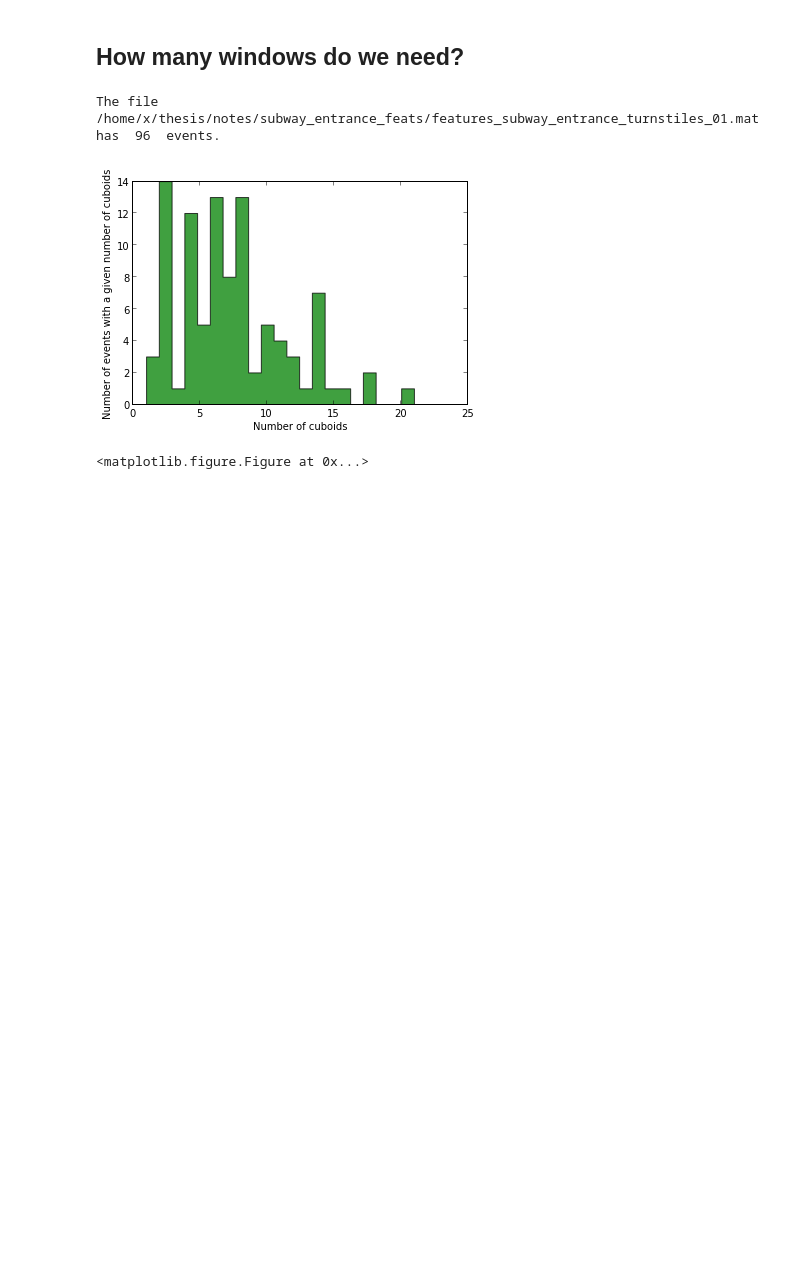
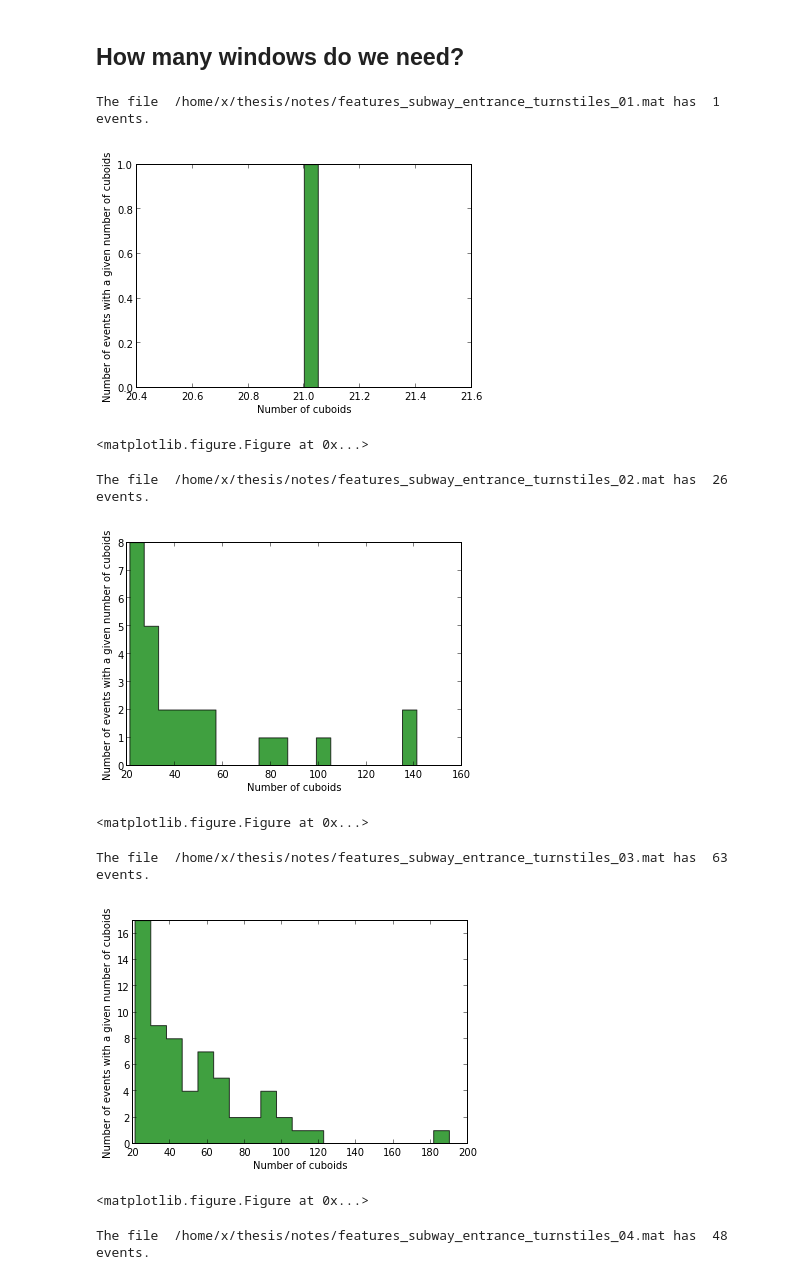
Before and after one commit to ingenieroariel/thesis, a Jupyter notebook: notes/015-Lasso_Adjacency_Subway.ipynb, the cells around one changed output. Drawn from its saved outputs; the diff is of its cells as text; code cells hidden in the pictures; blank space fills up the shorter version.

```diff
--- a/notes/015-Lasso_Adjacency_Subway.ipynb
+++ b/notes/015-Lasso_Adjacency_Subway.ipynb
@@ -167,10 +198,17 @@ def generate_events(video_folder, overlap = (0, 0, 0), min_cuboids=0, skip=False
         #FIXME: Events may be appearing at least twice due to overlapping in the input feature files
         # this is probably affecting the calculations by double counting some of them.
 # %%
-video_folder = os.path.abspath('/home/x/thesis/notes/subway_entrance_feats/')
+video_folder = os.path.abspath('/home/x/thesis/notes/')
 # %%
-generate_events(video_folder)
+generate_events(video_folder, min_cuboids=20)
 # %% [output]
-The file  /home/x/thesis/notes/subway_entrance_feats/features_subway_entrance_turnstiles_01.mat has  96  events.
+The file  /home/x/thesis/notes/features_subway_entrance_turnstiles_01.mat has  1  events.
-[figure, old version]
+[figure, new version]
 <matplotlib.figure.Figure at 0x...>
+The file  /home/x/thesis/notes/features_subway_entrance_turnstiles_02.mat has  26  events.
+[figure, added]
+<matplotlib.figure.Figure at 0x...>
+The file  /home/x/thesis/notes/features_subway_entrance_turnstiles_03.mat has  63  events.
+[figure, added]
+<matplotlib.figure.Figure at 0x...>
+The file  /home/x/thesis/notes/features_subway_entrance_turnstiles_04.mat has  48  events.
```
Also changed, not shown: parts of 5 cells of this notebook.
